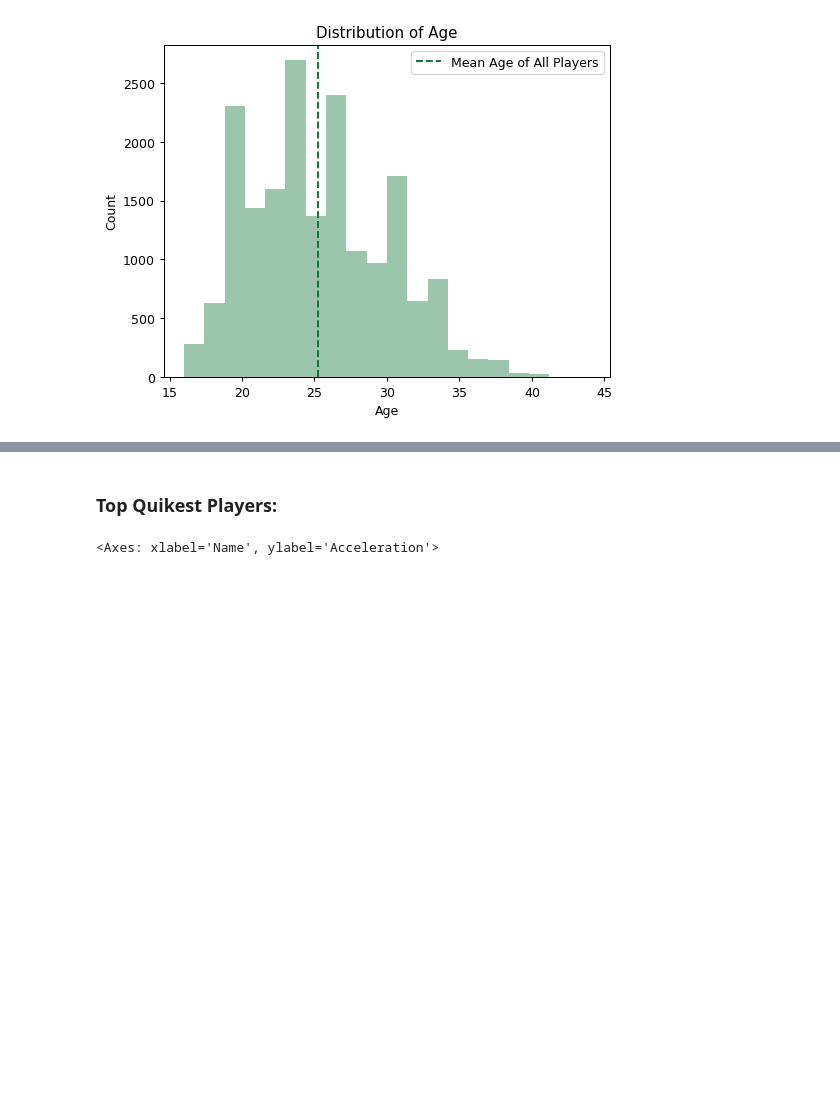
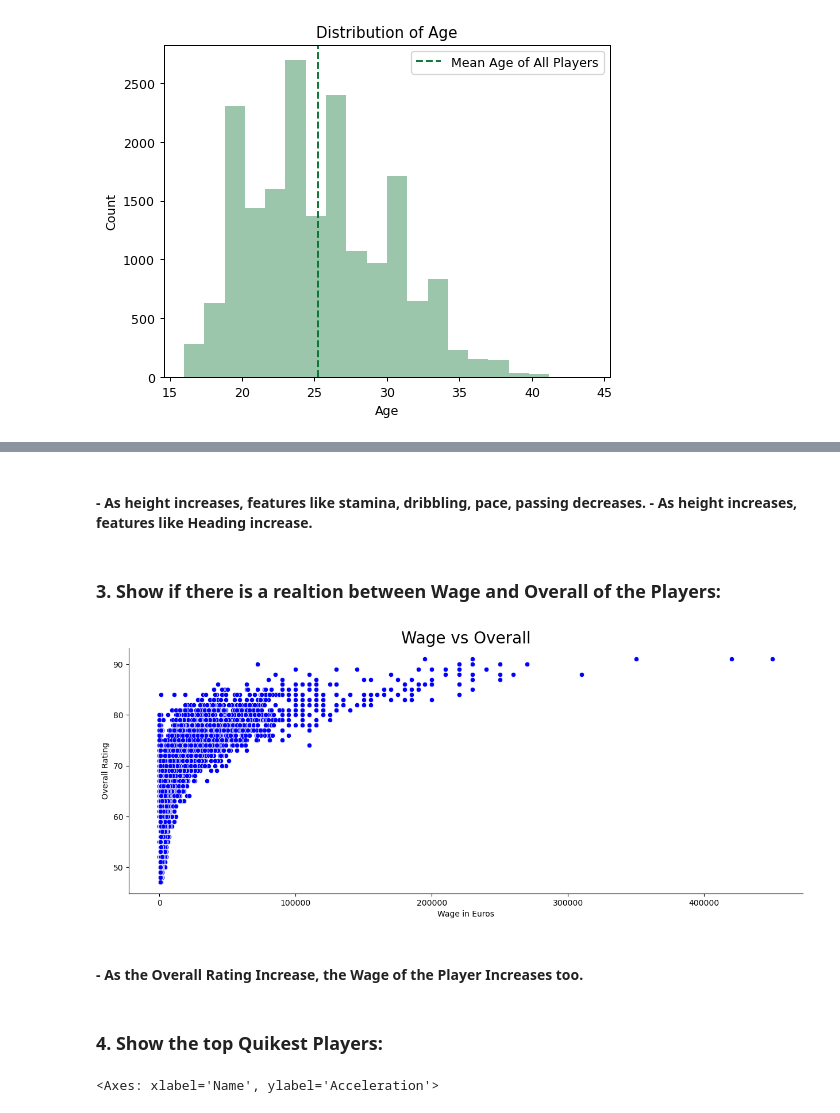
Before and after one commit to msaurabhraj/SkillFusionX_Ml_project, a Jupyter notebook: EDA.ipynb, the cells around one changed output, grey strips where cells are left out. Drawn from its saved outputs; the diff is of its cells as text; code cells hidden in the pictures; blank space fills up the shorter version.

```diff
--- a/EDA.ipynb
+++ b/EDA.ipynb
@@ -115,5 +91,21 @@ sns.lineplot(x='Height', y='HeadingAccuracy', data=data, legend='brief', label='
+# %% [markdown]
+<h4>- As height increases, features like stamina, dribbling, pace, passing decreases.</br> </br>
+    - As height increases, features like Heading increase.</h4>
+# %% [markdown]
+<h3>3. Show if there is a realtion between Wage and Overall of the Players:</h3>
+# %%
+sns.set_palette("seismic_r")
+sns.relplot(x='WageEUR',y='Overall',palette = 'viridis', aspect=2.5,data=data,color="Blue")
+plt.title('Wage vs Overall',fontsize = 20)
+plt.xlabel('Wage in Euros')
+plt.ylabel('Overall Rating')
+plt.show()
+# %% [output]
+[figure, added]
+# %% [markdown]
+<h4>- As the Overall Rating Increase, the Wage of the Player Increases too.</h4>
 # %% [markdown]
-<h3>Top Quikest Players:</h3>
+<h3>4. Show the top Quikest Players:</h3>
 # %%
 top_acc = data.sort_values(by=["Acceleration"], ascending=False)
 # %%
```
Also changed, not shown: parts of 25 cells of this notebook, 6 other files.
